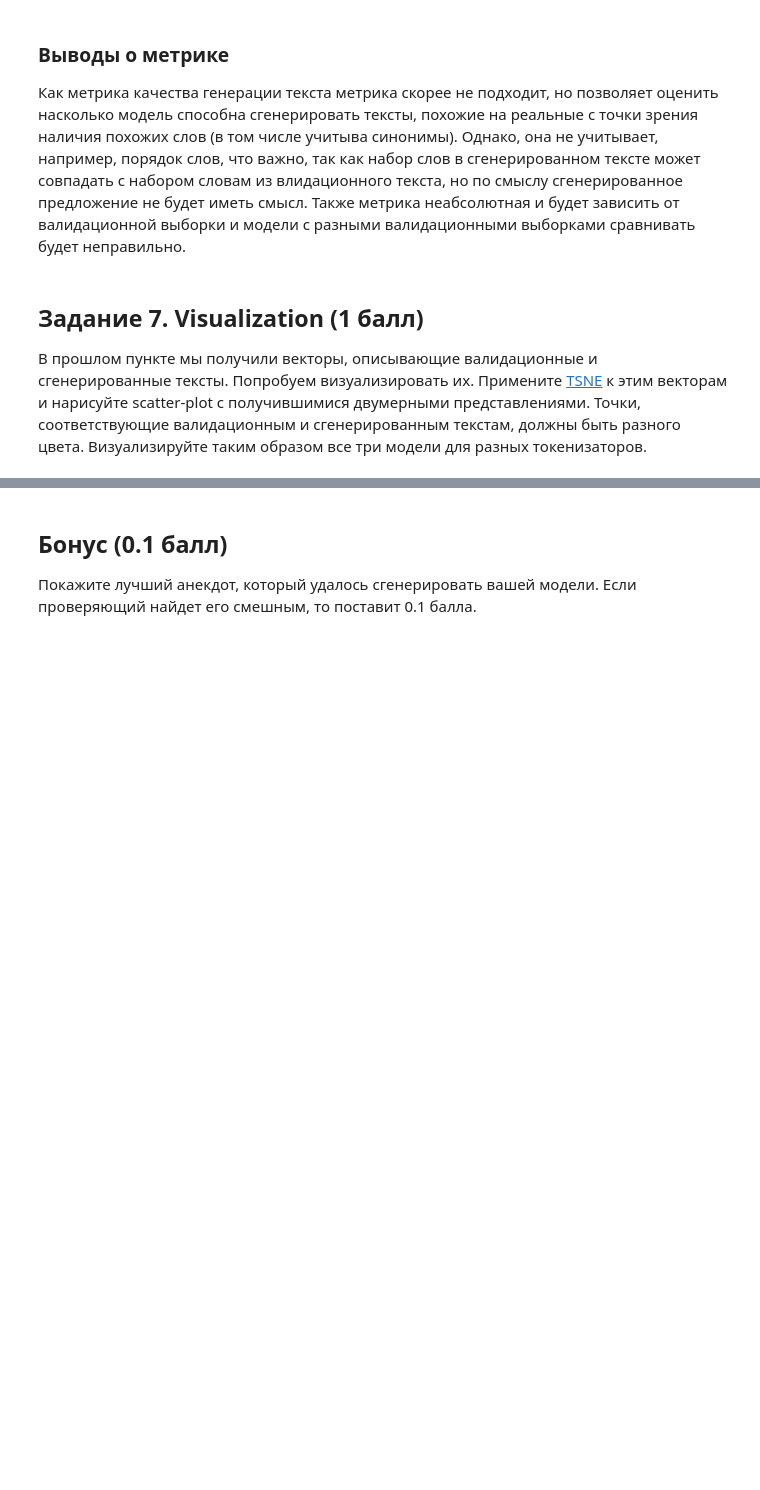
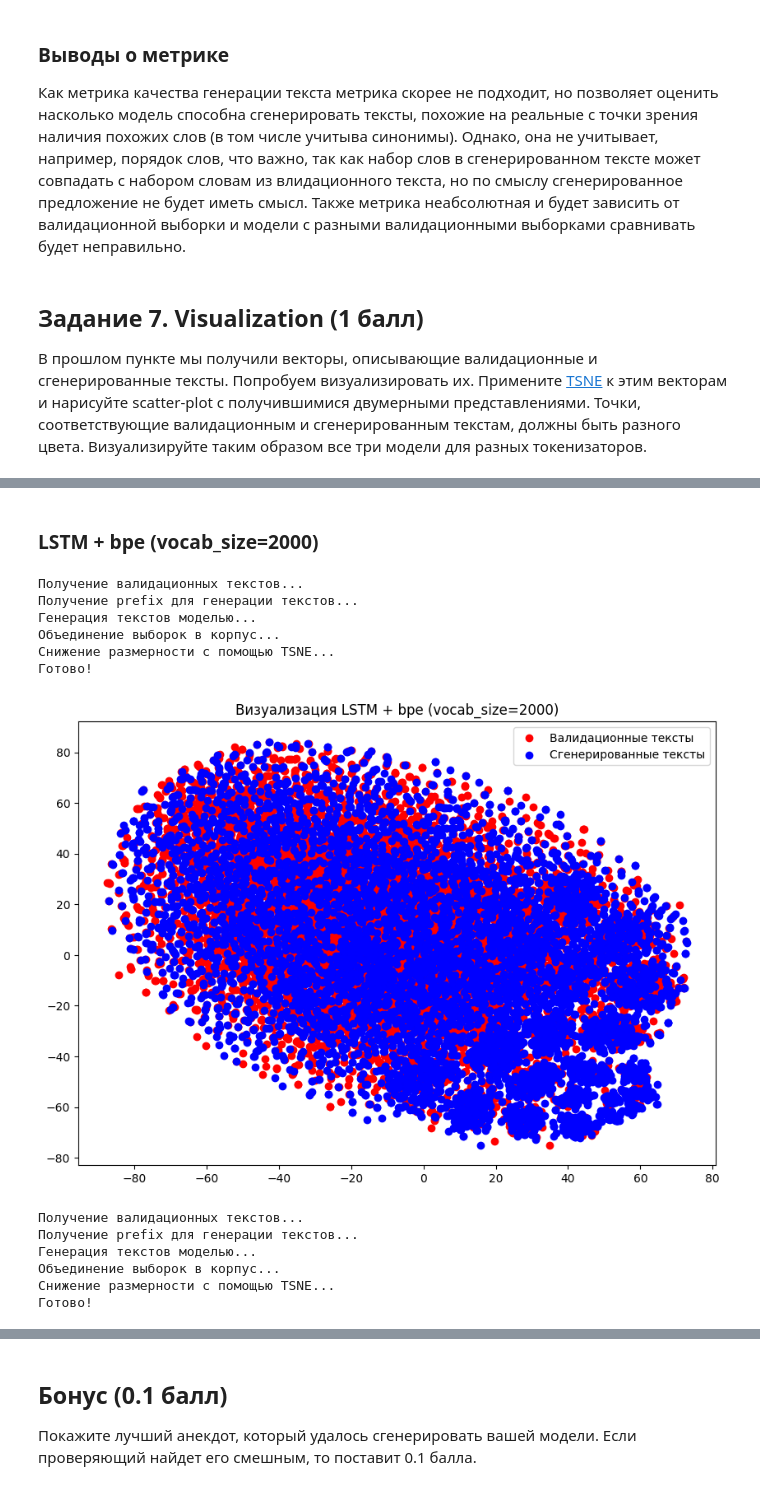
Before and after one commit to MaxAndreyko/dl-hw3, a Jupyter notebook: shw-03-rnn.ipynb, the cells around one changed output, grey strips where cells are left out. Cells and saved outputs as stored; diff of their text form; code cells hidden in the pictures; blank space fills up the shorter version.

```diff
--- a/shw-03-rnn.ipynb
+++ b/shw-03-rnn.ipynb
@@ -522,0 +621,34 @@ for i, gen_text in enumerate(generated_texts[:5]):
+# %% [markdown]
+### LSTM + bpe (vocab_size=2000)
+# %%
+val_bpe_2000_tsne, gen_bpe_2000_tsne = create_tsne_texts_embeddings(
+    "bpe_2000", "data/models/model_lstm.pt", "data/interim/bpe_2000_generated_jokes.txt"
+)
+# %% [output]
+Получение валидационных текстов...
+Получение prefix для генерации текстов...
+Генерация текстов моделью...
+Объединение выборок в корпус...
+Снижение размерности с помощью TSNE...
+Готово!
+# %%
+plot_texts(
+    val_bpe_2000_tsne,
+    gen_bpe_2000_tsne,
+    title="Визуализация LSTM + bpe (vocab_size=2000)",
+)
+# %% [output]
+[figure, added]
+# %%
+val_bpe_8000_tsne, gen_bpe_8000_tsne = create_tsne_texts_embeddings(
+    "bpe_8000",
+    "data/models/model_lstm_bpe_large.pt",
+    "data/interim/bpe_8000_generated_jokes.txt",
+)
+# %% [output]
+Получение валидационных текстов...
+Получение prefix для генерации текстов...
+Генерация текстов моделью...
+Объединение выборок в корпус...
+Снижение размерности с помощью TSNE...
+Готово!
```
Also changed, not shown: parts of 41 cells of this notebook.
